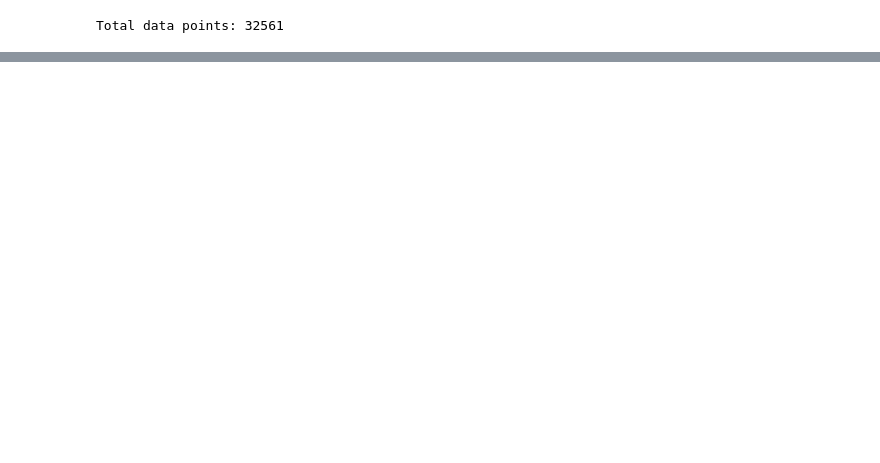
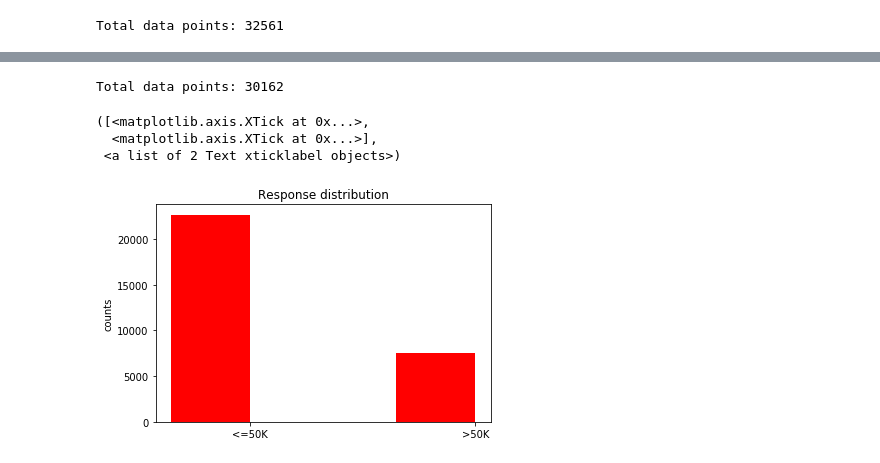
Before and after one commit to tingyuzhang123/Adult-income-level, a Jupyter notebook: Adult income level.ipynb, the cells around one changed output, grey strips where cells are left out. Drawn from its saved outputs; the diff is of its cells as text; code cells hidden in the pictures; blank space fills up the shorter version.

```diff
--- a/Adult income level.ipynb
+++ b/Adult income level.ipynb
@@ -220,3 +219,7 @@ print("Total data points:", missing_field_df.count())
 only showing top 20 rows
 
 Total data points: 31978
+# %%
+clean_df = missing_field_df.na.drop(subset="workclass")
+clean_df.show()
+print("Total data points:", clean_df.count())
@@ -222,0 +244,4 @@ Total data points: 31978
+# %%
+df = clean_df.na.drop(subset="occupation")
+df.show()
+print("Total data points:", df.count())
@@ -222,0 +266,26 @@ Total data points: 31978
+# %%
+print("Total data points:", df.count())
+# %% [output]
+Total data points: 30162
+# %%
+from matplotlib import pyplot as plt
+import numpy as np
+
+%matplotlib inline
+
+responses = df.groupBy('income').count().collect()
+categories = [i[0] for i in responses]
+counts = [i[1] for i in responses]
+
+ind = np.array(range(len(categories)))
+width = 0.35
+plt.bar(ind, counts, width=width, color='r')
+
+plt.ylabel('counts')
+plt.title('Response distribution')
+plt.xticks(ind + width/2., categories)
+# %% [output]
+([<matplotlib.axis.XTick at 0x...>,
+  <matplotlib.axis.XTick at 0x...>],
+ <a list of 2 Text xticklabel objects>)
+[figure, added]
```
Also changed, not shown: parts of 51 cells of this notebook, 1 other file.
